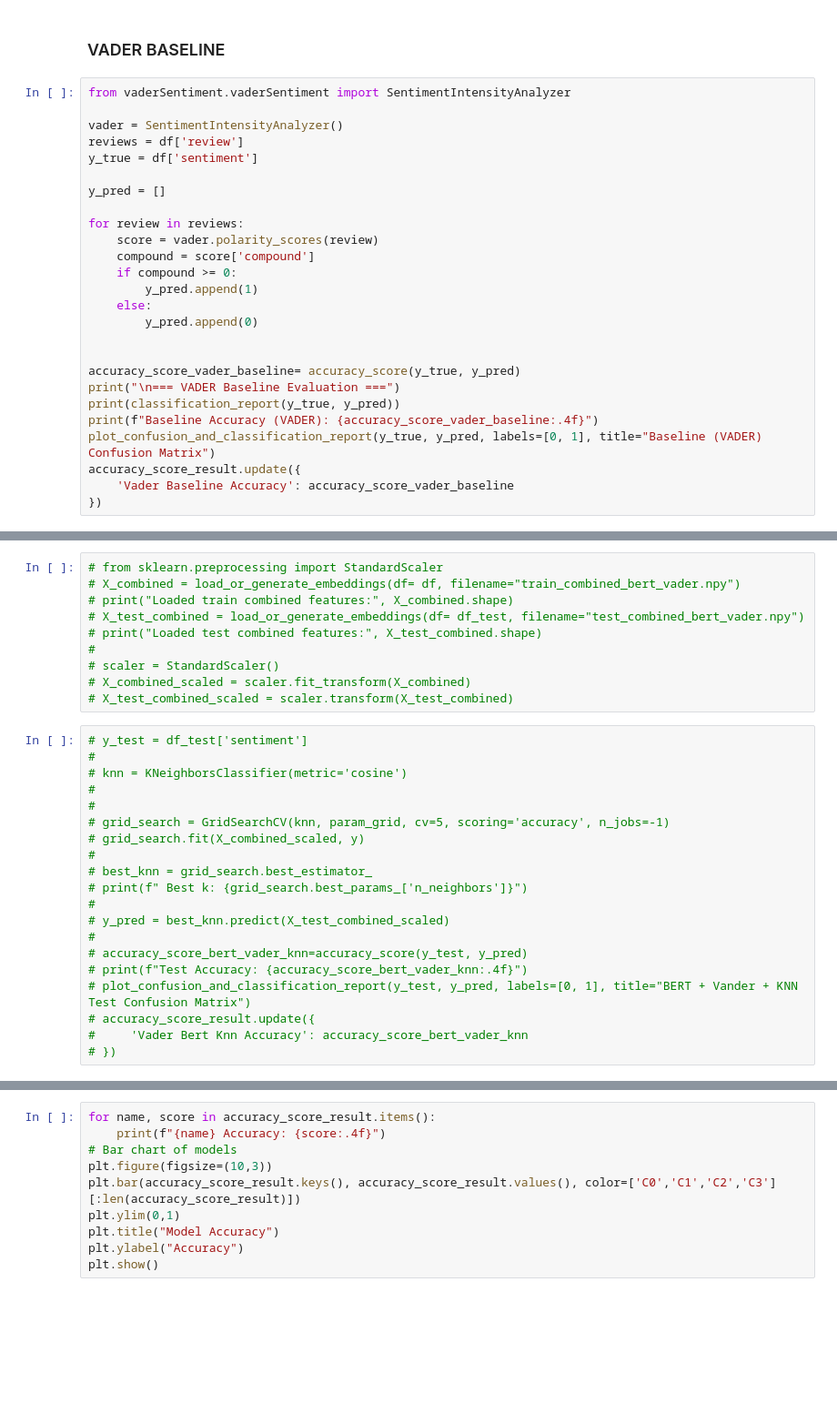
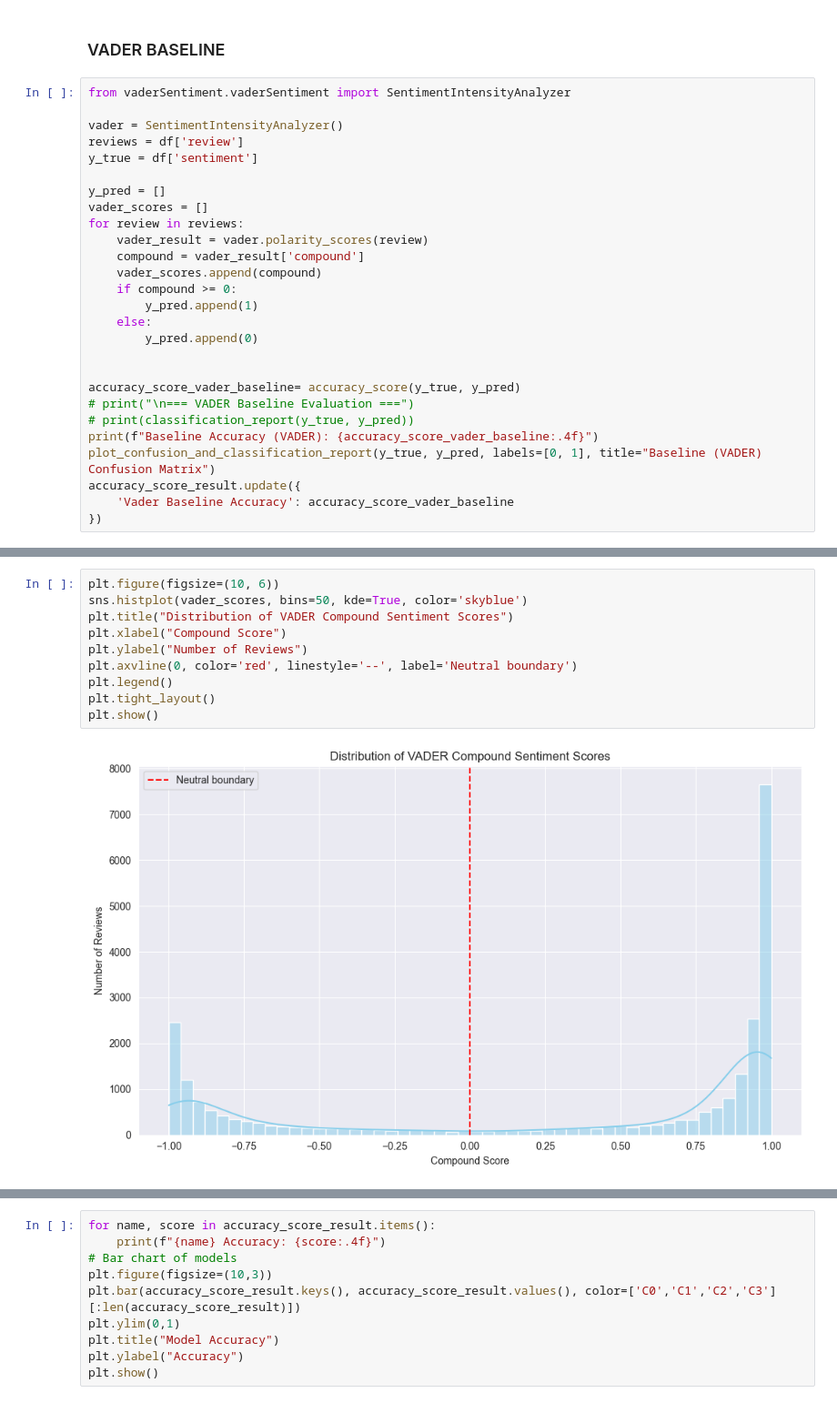
Before and after one commit to ShingHanHuang/final-project-cs663, a Jupyter notebook: movies review.ipynb, the cells around one changed output, grey strips where cells are left out. Shown at 91% size. Drawn from its saved outputs; the diff is of its cells as text; blank space fills up the shorter version.

```diff
--- a/movies review.ipynb
+++ b/movies review.ipynb
@@ -400,10 +426,11 @@ reviews = df['review']
 y_true = df['sentiment']
 
 y_pred = []
-
+vader_scores = []
 for review in reviews:
-    score = vader.polarity_scores(review)
-    compound = score['compound']
+    vader_result = vader.polarity_scores(review)
+    compound = vader_result['compound']
+    vader_scores.append(compound)
     if compound >= 0:
         y_pred.append(1)
     else:
@@ -411,8 +438,8 @@ for review in reviews:
 
 
 accuracy_score_vader_baseline= accuracy_score(y_true, y_pred)
-print("\n=== VADER Baseline Evaluation ===")
-print(classification_report(y_true, y_pred))
+# print("\n=== VADER Baseline Evaluation ===")
+# print(classification_report(y_true, y_pred))
 print(f"Baseline Accuracy (VADER): {accuracy_score_vader_baseline:.4f}")
 plot_confusion_and_classification_report(y_true, y_pred, labels=[0, 1], title="Baseline (VADER) Confusion Matrix")
 accuracy_score_result.update({
@@ -478,30 +460,12 @@ def load_or_generate_embeddings(df, filename, bert_model_name='all-mpnet-base-v2
-# %%
-# from sklearn.preprocessing import StandardScaler
-# X_combined = load_or_generate_embeddings(df= df, filename="train_combined_bert_vader.npy")
-# print("Loaded train combined features:", X_combined.shape)
-# X_test_combined = load_or_generate_embeddings(df= df_test, filename="test_combined_bert_vader.npy")
-# print("Loaded test combined features:", X_test_combined.shape)
-#
-# scaler = StandardScaler()
-# X_combined_scaled = scaler.fit_transform(X_combined)
-# X_test_combined_scaled = scaler.transform(X_test_combined)
-# %%
-# y_test = df_test['sentiment']
-#
-# knn = KNeighborsClassifier(metric='cosine')
-#
-#
-# grid_search = GridSearchCV(knn, param_grid, cv=5, scoring='accuracy', n_jobs=-1)
-# grid_search.fit(X_combined_scaled, y)
-#
-# best_knn = grid_search.best_estimator_
-# print(f" Best k: {grid_search.best_params_['n_neighbors']}")
-#
-# y_pred = best_knn.predict(X_test_combined_scaled)
-#
-# accuracy_score_bert_vader_knn=accuracy_score(y_test, y_pred)
-# print(f"Test Accuracy: {accuracy_score_bert_vader_knn:.4f}")
-# plot_confusion_and_classification_report(y_test, y_pred, labels=[0, 1], title="BERT + Vander + KNN Test Confusion Matrix")
-# accuracy_score_result.update({
-#     'Vader Bert Knn Accuracy': accuracy_score_bert_vader_knn
-# })
+# %%
+plt.figure(figsize=(10, 6))
+sns.histplot(vader_scores, bins=50, kde=True, color='skyblue')
+plt.title("Distribution of VADER Compound Sentiment Scores")
+plt.xlabel("Compound Score")
+plt.ylabel("Number of Reviews")
+plt.axvline(0, color='red', linestyle='--', label='Neutral boundary')
+plt.legend()
+plt.tight_layout()
+plt.show()
+# %% [output]
+[figure, added]
```
Also changed, not shown: parts of 28 cells of this notebook, 1 other file.
